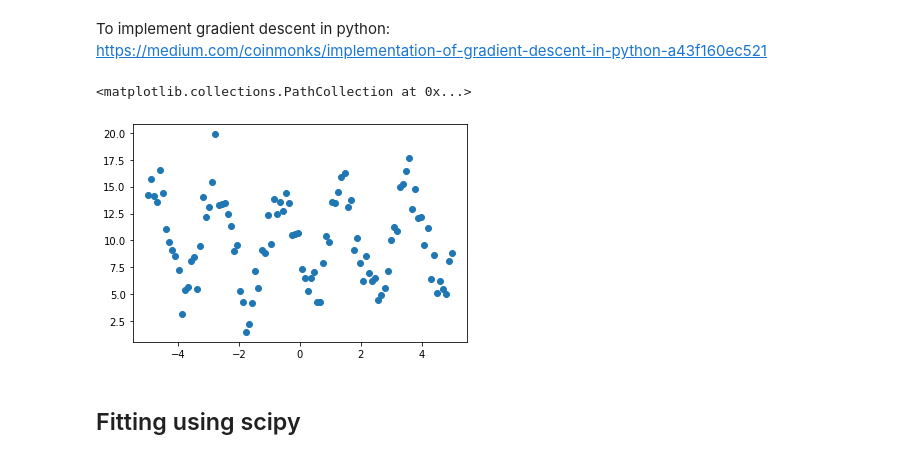
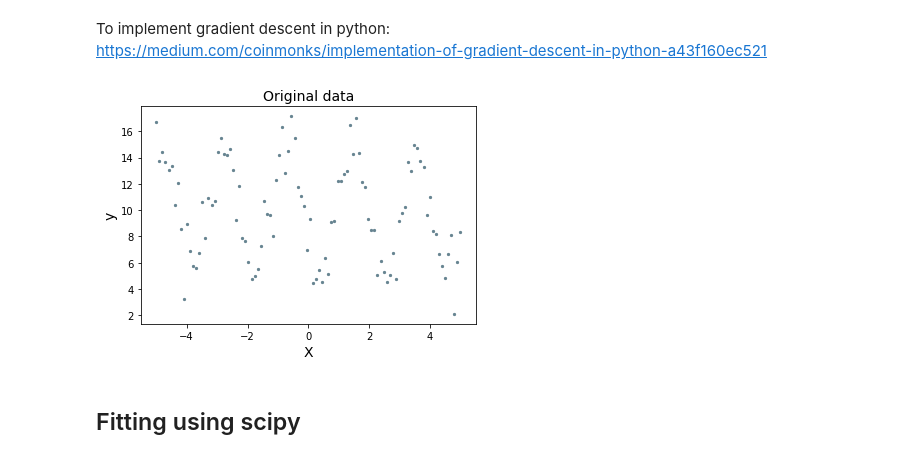
Before and after one commit to Harmonic-Oscillator-hyBrid-fIT/HOBIT, a Jupyter notebook: notebooks/scipy_and_GradientDescent.ipynb, the cells around one changed output. Drawn from its saved outputs; the diff is of its cells as text; code cells hidden in the pictures.

```diff
--- a/notebooks/scipy_and_GradientDescent.ipynb
+++ b/notebooks/scipy_and_GradientDescent.ipynb
@@ -19,13 +15,16 @@ if os.path.isdir( os.path.join('..', 'images') ) is False:
 # %%
-np.random.seed(12345)
+seed = 12345512
+np.random.seed(seed)
 
 n = 100
 x_data = np.linspace(-5, 5, num= n)
 y_data = 10 + 5 * np.cos(3 * x_data + 2) + 1.5 * np.random.normal(size=n)
-plt.scatter(x_data, y_data)
+plt.scatter(x_data, y_data, label='observations', color='#678491', s=5)
+plt.ylabel('y', fontsize=14)
+plt.xlabel('X', fontsize=14)
+plt.title('Original data', fontsize=14);
 # %% [output]
-<matplotlib.collections.PathCollection at 0x...>
-[figure, old version]
+[figure, new version]
 # %% [markdown]
 ## Fitting using scipy
 # %%
```
Also changed, not shown: parts of 6 cells of this notebook, 19 other files.
